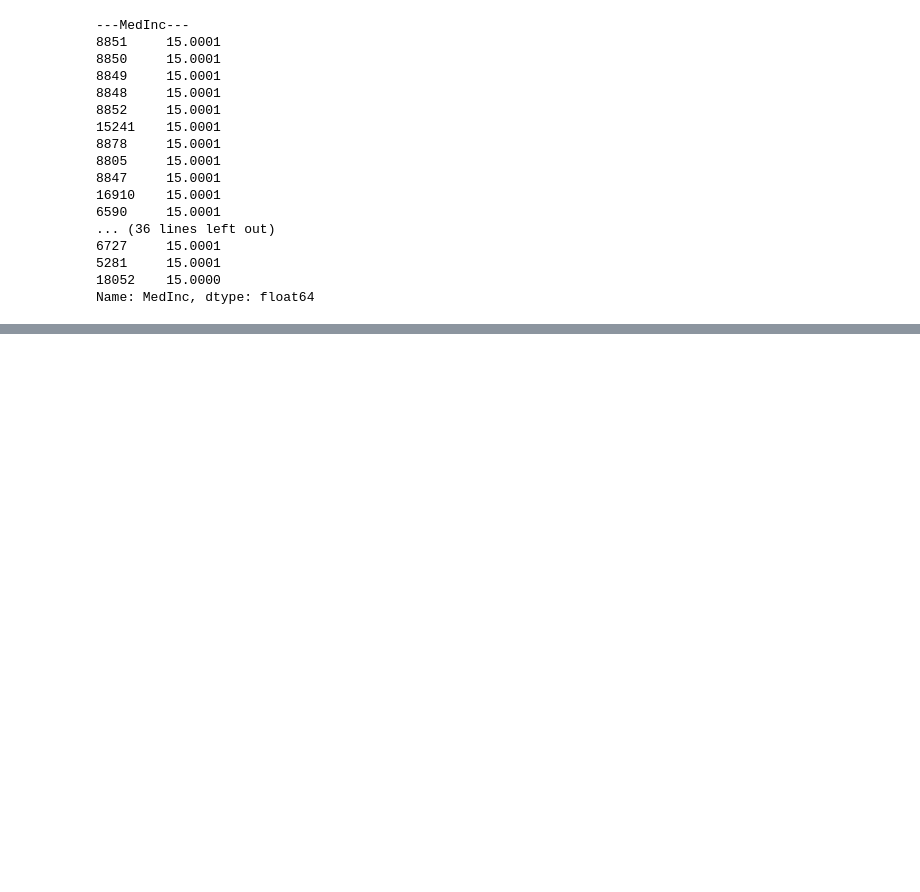
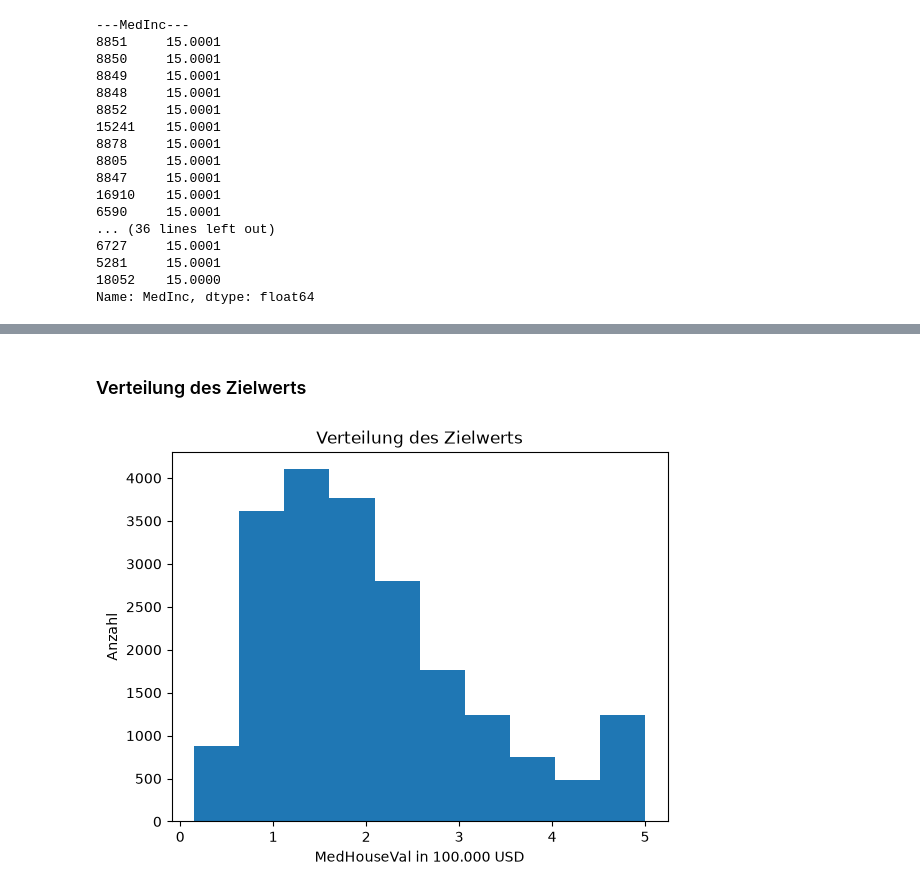
Before and after one commit to aaronddecker/california-housing-ml, a Jupyter notebook: notebooks/01_data_understanding.ipynb, the cells around one changed output, grey strips where cells are left out. Drawn from its saved outputs; the diff is of its cells as text; code cells hidden in the pictures; blank space fills up the shorter version.

```diff
--- a/notebooks/01_data_understanding.ipynb
+++ b/notebooks/01_data_understanding.ipynb
@@ -114,0 +132,15 @@ Name: MedInc, dtype: float64
+# %% [markdown]
+### Verteilung des Zielwerts
+# %%
+import matplotlib.pyplot as plt
+
+fig, ax = plt.subplots()
+
+ax.hist(blockgroups["MedHouseVal"], bins=10)
+ax.set_title("Verteilung des Zielwerts")
+ax.set_xlabel("MedHouseVal in 100.000 USD")
+ax.set_ylabel("Anzahl")
+
+plt.show()
+# %% [output]
+[figure, added]
```
Also changed, not shown: parts of 20 cells of this notebook.
